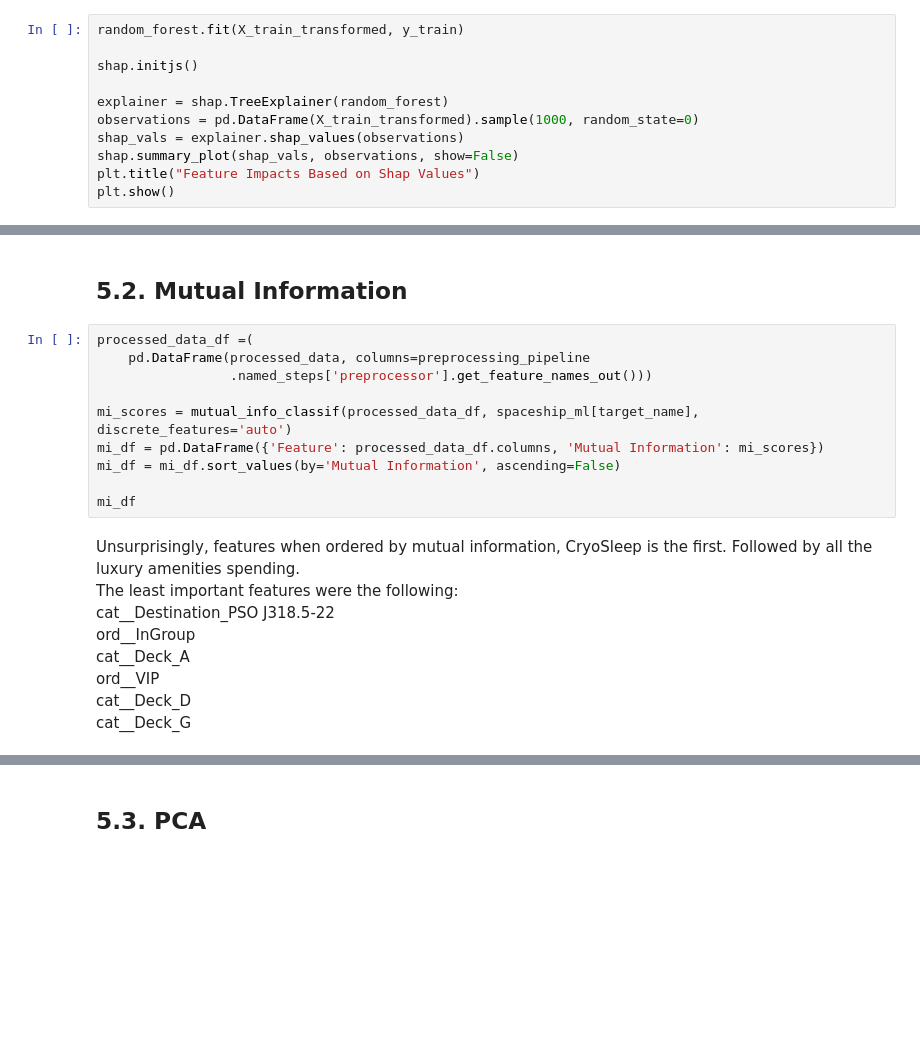
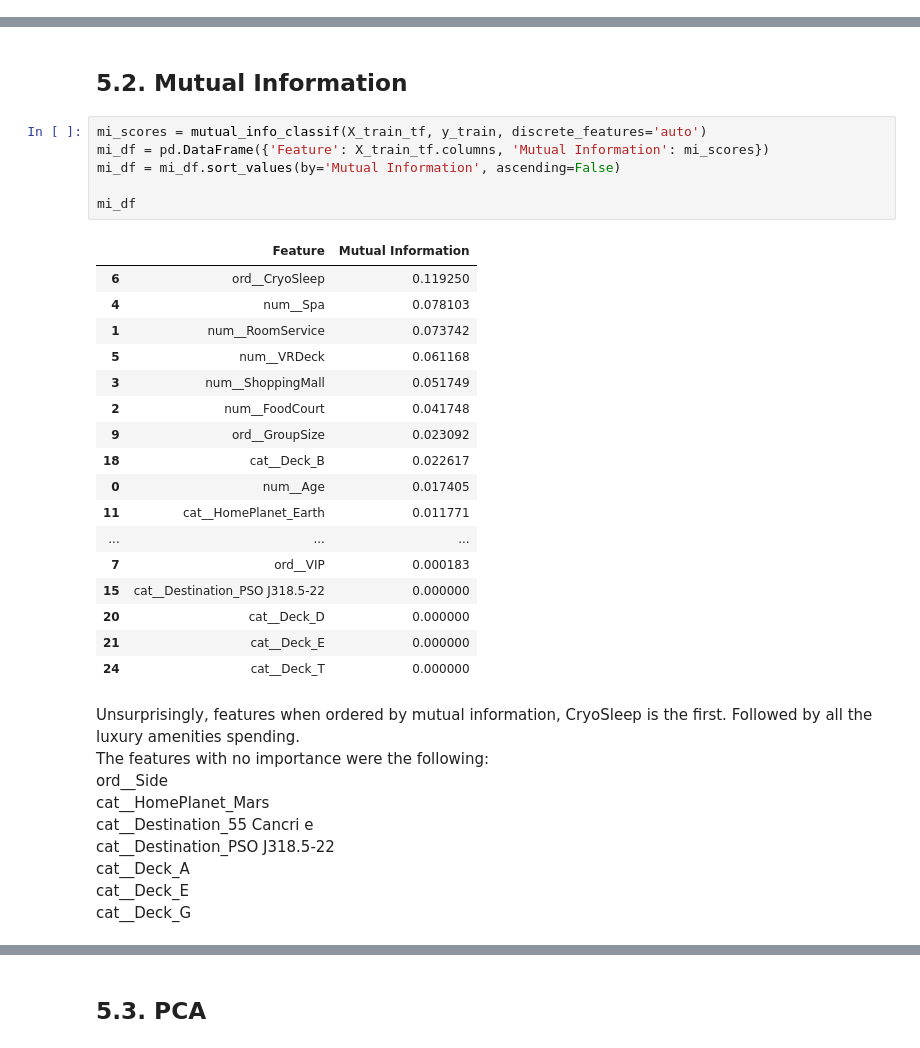
Before and after one commit to CelineChiLamNg/spaceship_prediction, a Jupyter notebook: spaceship_titanic.ipynb, the cells around one changed output, grey strips where cells are left out. Saved outputs shown, nothing was run; the diff lists cells and outputs as text; blank space fills up the shorter version.

Commit message:
mutual information

```diff
--- a/spaceship_titanic.ipynb
+++ b/spaceship_titanic.ipynb
@@ -842,11 +805,0 @@ ValueError: Found input variables with inconsistent numbers of samples: [8693, 6
-# %%
-random_forest.fit(X_train_transformed, y_train)
-
-shap.initjs()
-
-explainer = shap.TreeExplainer(random_forest)
-observations = pd.DataFrame(X_train_transformed).sample(1000, random_state=0)
-shap_vals = explainer.shap_values(observations)
-shap.summary_plot(shap_vals, observations, show=False)
-plt.title("Feature Impacts Based on Shap Values")
-plt.show()
@@ -868,23 +823,38 @@ shap.force_plot(explainer.expected_value, shap_values[i],
 # %% [markdown]
 ## 5.2. Mutual Information
 # %%
-processed_data_df =(
-    pd.DataFrame(processed_data, columns=preprocessing_pipeline
-                 .named_steps['preprocessor'].get_feature_names_out()))
-
-mi_scores = mutual_info_classif(processed_data_df, spaceship_ml[target_name], discrete_features='auto')
-mi_df = pd.DataFrame({'Feature': processed_data_df.columns, 'Mutual Information': mi_scores})
+mi_scores = mutual_info_classif(X_train_tf, y_train, discrete_features='auto')
+mi_df = pd.DataFrame({'Feature': X_train_tf.columns, 'Mutual Information': mi_scores})
 mi_df = mi_df.sort_values(by='Mutual Information', ascending=False)
 
 mi_df
+# %% [output]
+|  | Feature | Mutual Information |
+| 6 | ord__CryoSleep | 0.119250 |
+| 4 | num__Spa | 0.078103 |
+| 1 | num__RoomService | 0.073742 |
+| 5 | num__VRDeck | 0.061168 |
+| 3 | num__ShoppingMall | 0.051749 |
+| 2 | num__FoodCourt | 0.041748 |
+| 9 | ord__GroupSize | 0.023092 |
+| 18 | cat__Deck_B | 0.022617 |
+| 0 | num__Age | 0.017405 |
+| 11 | cat__HomePlanet_Earth | 0.011771 |
+| ... | ... | ... |
+| 7 | ord__VIP | 0.000183 |
+| 15 | cat__Destination_PSO J318.5-22 | 0.000000 |
+| 20 | cat__Deck_D | 0.000000 |
+| 21 | cat__Deck_E | 0.000000 |
+| 24 | cat__Deck_T | 0.000000 |
 # %% [markdown]
 Unsurprisingly, features when ordered by mutual information, CryoSleep is
 the first. Followed by all the luxury amenities spending.<br>
-The least important features were the following:<br>
-cat__Destination_PSO J318.5-22 <br>
-ord__InGroup<br>
+The features with no importance were the following:<br>
+ord__Side <br>
+cat__HomePlanet_Mars <br>
+cat__Destination_55 Cancri e<br>
+cat__Destination_PSO J318.5-22<br>
 cat__Deck_A<br>
-ord__VIP<br>
-cat__Deck_D<br>
+cat__Deck_E<br>
 cat__Deck_G<br>
 # %%
```
Also changed, not shown: parts of 9 cells of this notebook.
